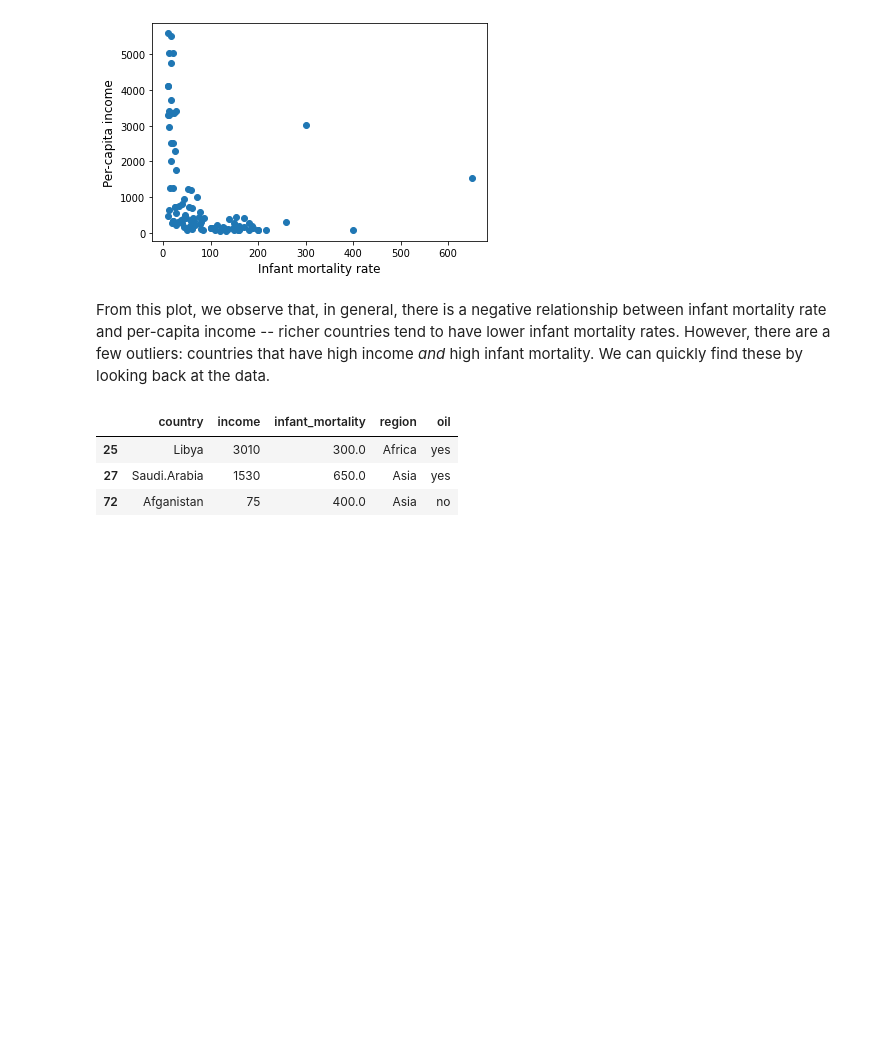
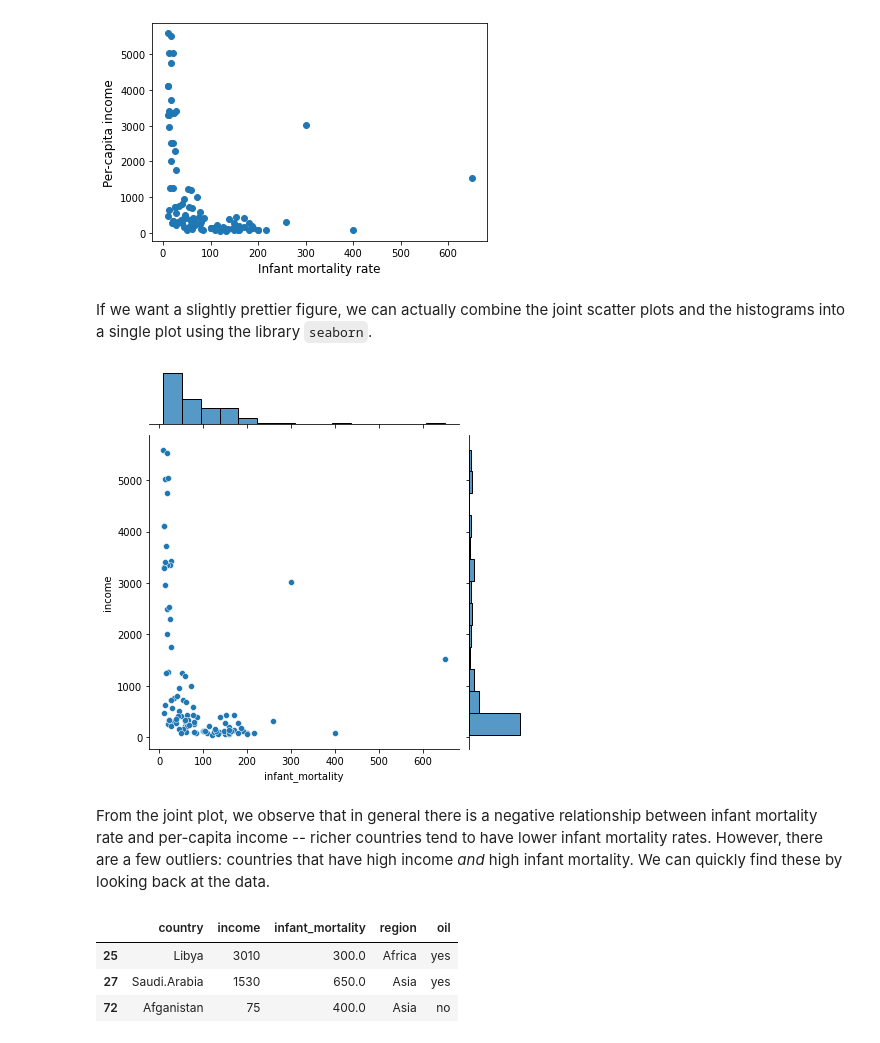
Before and after one commit to rythei/linear-models, a Jupyter notebook: _sources/content/basic_linear_regression/visualizing_data.ipynb, the cells around one changed output. Saved outputs shown, nothing was run; the diff lists cells and outputs as text; code cells hidden in the pictures; blank space fills up the shorter version.

```diff
--- a/_sources/content/basic_linear_regression/visualizing_data.ipynb
+++ b/_sources/content/basic_linear_regression/visualizing_data.ipynb
@@ -65,8 +71,19 @@ plt.ylabel("Per-capita income", fontsize=12)
 plt.show()
 # %% [output]
 [figure]
+# %% [markdown]
+If we want a slightly prettier figure, we can actually combine the joint scatter plots and the histograms into a single plot using the library `seaborn`.
+# %%
+import seaborn as sns
+
+sns.jointplot(x=mortality_data["infant_mortality"], y=mortality_data["income"])
+plt.xlabel("Infant mortality rate", fontsize=12)
+plt.ylabel("Per-capita income", fontsize=12)
+plt.show()
+# %% [output]
+[figure, added]
 # %% [markdown]
-From this plot, we observe that, in general, there is a negative relationship between infant mortality rate and per-capita income -- richer countries tend to have lower infant mortality rates. However, there are a few outliers: countries that have high income _and_ high infant mortality. We can quickly find these by looking back at the data.
+From the joint plot,  we observe that in general there is a negative relationship between infant mortality rate and per-capita income -- richer countries tend to have lower infant mortality rates. However, there are a few outliers: countries that have high income _and_ high infant mortality. We can quickly find these by looking back at the data.
 # %%
 mortality_data[mortality_data["infant_mortality"] > 280]
 # %% [output]
```
Also changed, not shown: parts of 13 cells of this notebook, 29 other files.
